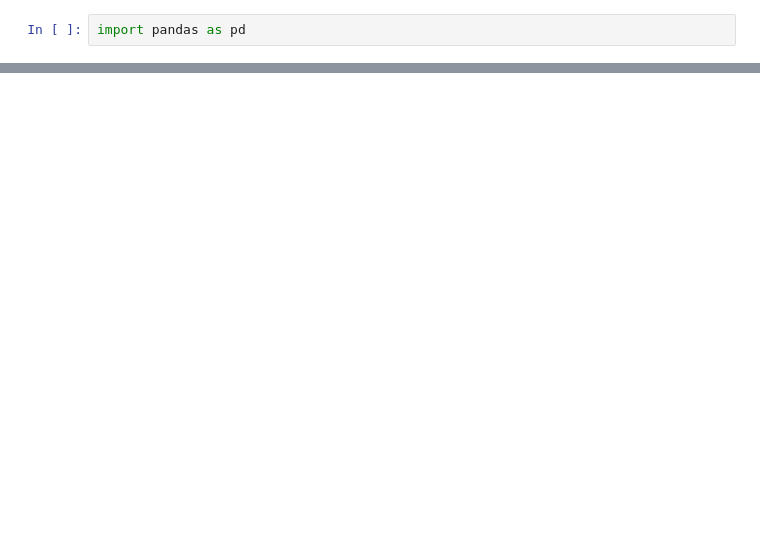
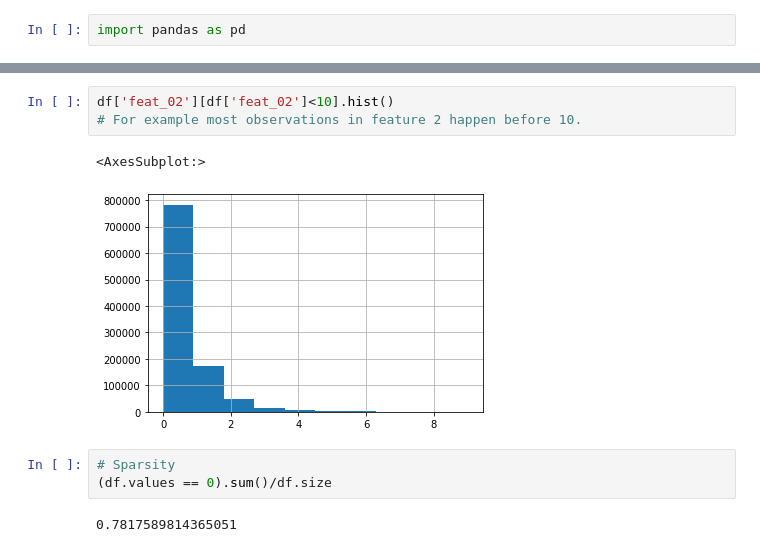
Before and after one commit to francopiccolo/completion-rate-prediction, a Jupyter notebook: notebooks/01_exploration.ipynb, the cells around one changed output, grey strips where cells are left out. Cells and saved outputs as stored; diff of their text form; blank space fills up the shorter version.

```diff
--- a/notebooks/01_exploration.ipynb
+++ b/notebooks/01_exploration.ipynb
@@ -107,0 +147,11 @@ dir(BaseConfig)
+# %%
+df['feat_02'][df['feat_02']<10].hist()
+# For example most observations in feature 2 happen before 10.
+# %% [output]
+<AxesSubplot:>
+[figure, added]
+# %%
+# Sparsity
+(df.values == 0).sum()/df.size
+# %% [output]
+0.7817589814365051
```
Also changed, not shown: parts of 24 cells of this notebook, 1 other file.
